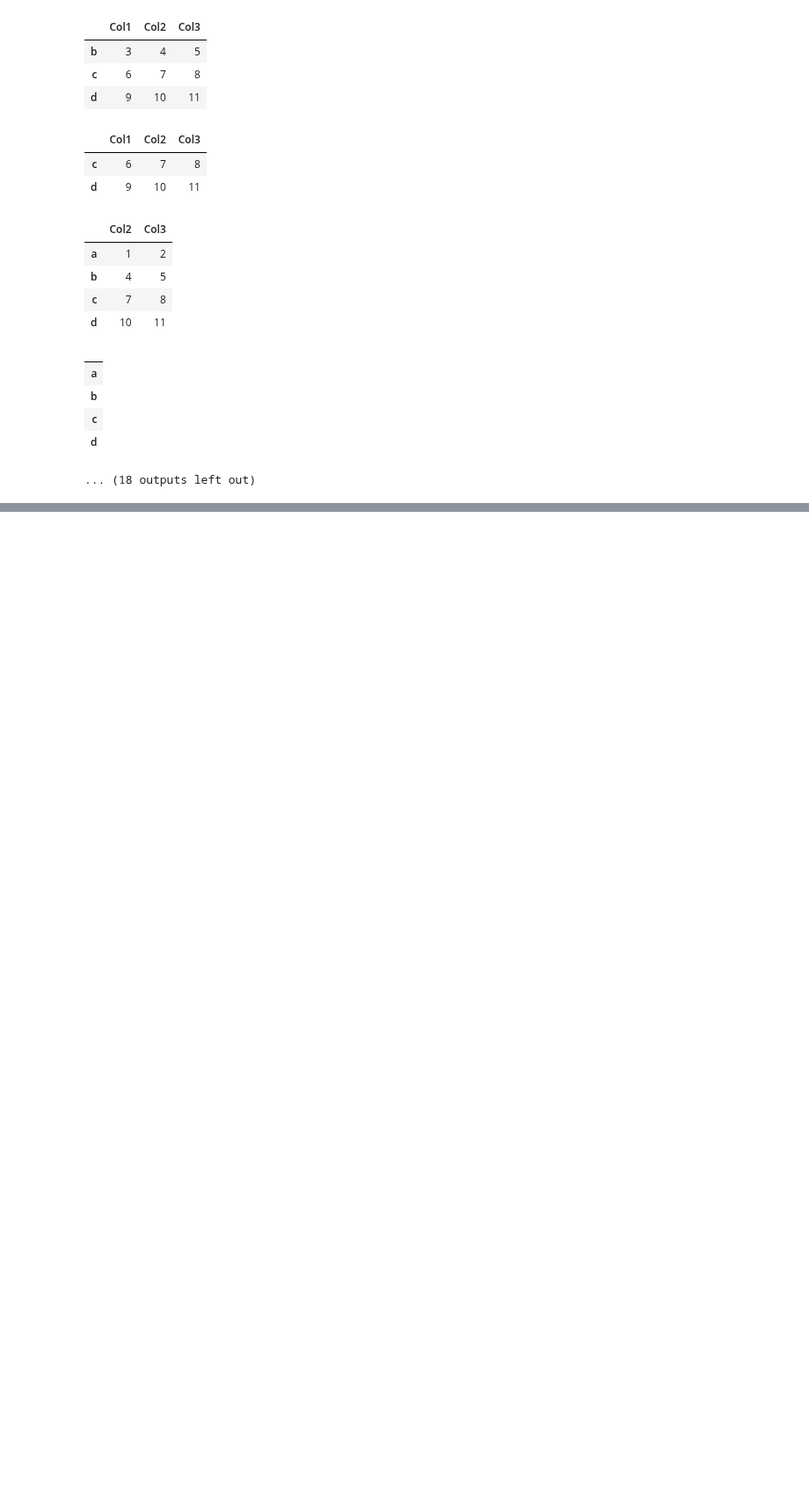
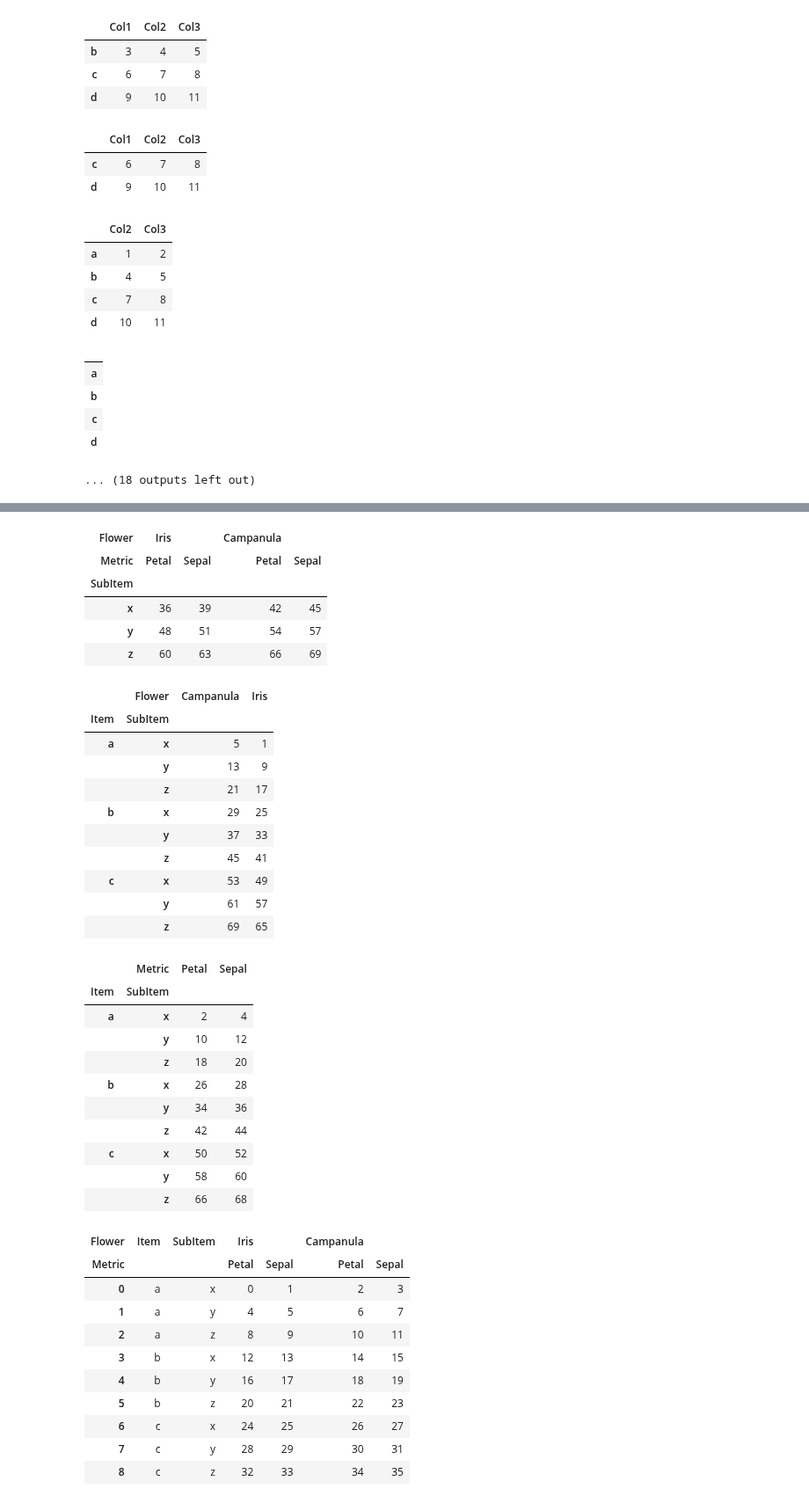
Before and after one commit to niranjv/ml-notes, a Jupyter notebook: notes/pandas-notes.ipynb, the cells around one changed output, grey strips where cells are left out. Shown at 88% size. Cells and saved outputs as stored; diff of their text form; code cells hidden in the pictures; blank space fills up the shorter version.

```diff
--- a/notes/pandas-notes.ipynb
+++ b/notes/pandas-notes.ipynb
@@ -256,0 +449,11 @@ dtype: int64
+# %%
+# Summary statistics by level
+
+df
+df.sum(level='Item')
+df.sum(level='SubItem')
+df.sum(level='Flower', axis=1)
+df.sum(level='Metric', axis=1)
+
+df.reset_index()
+# %% [output]
@@ -256,0 +478,39 @@ dtype: int64
+| Flower | Iris |  | Campanula |  |
+| Metric | Petal | Sepal | Petal | Sepal |
+| SubItem |  |  |  |  |
+| x | 36 | 39 | 42 | 45 |
+| y | 48 | 51 | 54 | 57 |
+| z | 60 | 63 | 66 | 69 |
+|  | Flower | Campanula | Iris |
+| Item | SubItem |  |  |
+| a | x | 5 | 1 |
+|  | y | 13 | 9 |
+|  | z | 21 | 17 |
+| b | x | 29 | 25 |
+|  | y | 37 | 33 |
+|  | z | 45 | 41 |
+| c | x | 53 | 49 |
+|  | y | 61 | 57 |
+|  | z | 69 | 65 |
+|  | Metric | Petal | Sepal |
+| Item | SubItem |  |  |
+| a | x | 2 | 4 |
+|  | y | 10 | 12 |
+|  | z | 18 | 20 |
+| b | x | 26 | 28 |
+|  | y | 34 | 36 |
+|  | z | 42 | 44 |
+| c | x | 50 | 52 |
+|  | y | 58 | 60 |
+|  | z | 66 | 68 |
+| Flower | Item | SubItem | Iris |  | Campanula |  |
+| Metric |  |  | Petal | Sepal | Petal | Sepal |
+| 0 | a | x | 0 | 1 | 2 | 3 |
+| 1 | a | y | 4 | 5 | 6 | 7 |
+| 2 | a | z | 8 | 9 | 10 | 11 |
+| 3 | b | x | 12 | 13 | 14 | 15 |
+| 4 | b | y | 16 | 17 | 18 | 19 |
+| 5 | b | z | 20 | 21 | 22 | 23 |
+| 6 | c | x | 24 | 25 | 26 | 27 |
+| 7 | c | y | 28 | 29 | 30 | 31 |
+| 8 | c | z | 32 | 33 | 34 | 35 |
```
Also changed, not shown: parts of 7 cells of this notebook.
